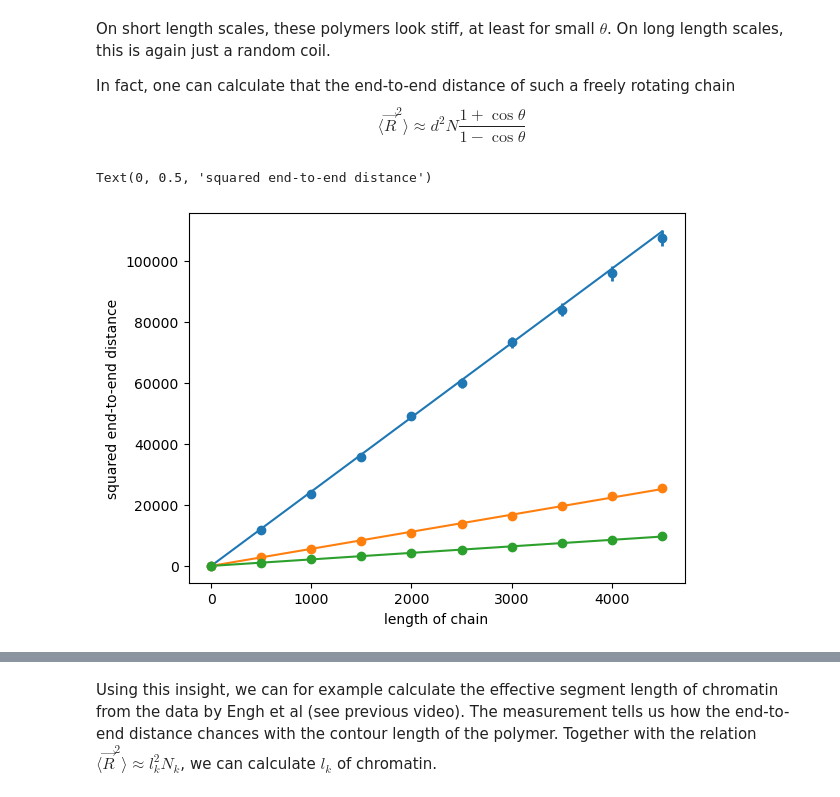
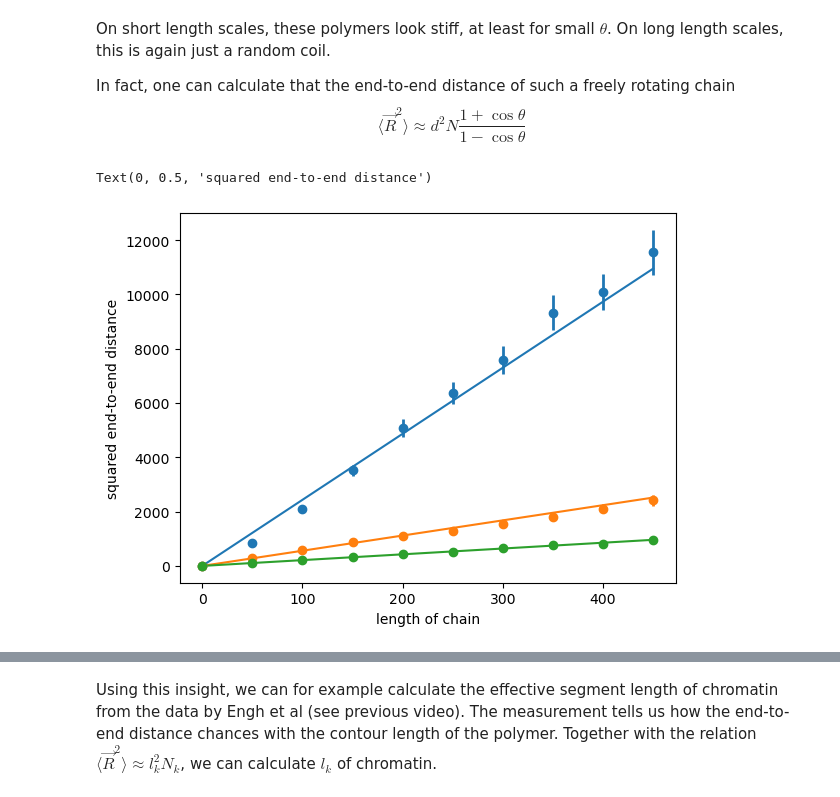
Before and after one commit to neherlab/PoL1-course-materials, a Jupyter notebook: notebooks/lecture07b_StiffPolymers.ipynb, the cells around one changed output, grey strips where cells are left out. Saved outputs shown, nothing was run; the diff lists cells and outputs as text; code cells hidden in the pictures.

```diff
--- a/notebooks/lecture07b_StiffPolymers.ipynb
+++ b/notebooks/lecture07b_StiffPolymers.ipynb
@@ -62,13 +62,13 @@ def freely_rotating_chain(N, d, theta):
 
 
 d = 1
-N = 10000
-theta = 10/180*np.pi
+N = 100000
+theta =30/180*np.pi
 positions = freely_rotating_chain(N,d=1, theta=theta)
 
 # plot the trajectory
 fig = plt.figure()
 ax = fig.add_subplot(111, projection='3d')
-ax.plot(positions[:,0], positions[:,1], positions[:,2])
+ax.plot(positions[:,0], positions[:,1], positions[:,2], '-')
 plt.tight_layout()
 # %% [output]
@@ -81,25 +81,25 @@ $$
 \langle \vec{R}^2 \rangle \approx  d^2 N \frac{1+\cos\theta}{1-\cos \theta}
 $$
 # %%
-n_max=1000
-N = 5000
+n_max=100
+N = 500
 n_vals = range(0,N,N//10)
 
 for ti, theta in enumerate([0.4, 0.8, 1.2]):
     Rsq = []
     for n in range(n_max):
         polymer = freely_rotating_chain(N, d=1, theta=theta)
         Rsq.append([np.sum(polymer[i]**2) for i in n_vals])
 
     Rsq = np.array(Rsq)
     plt.errorbar(n_vals, Rsq.mean(axis=0), np.std(Rsq, axis=0)/np.sqrt(n_max-1), marker='o', lw=0, elinewidth=2, c=f'C{ti}')
     plt.plot(n_vals, np.array(n_vals)*(1+np.cos(theta))/(1-np.cos(theta)), c=f'C{ti}')
 
 plt.xlabel('length of chain')
 plt.ylabel('squared end-to-end distance')
 # %% [output]
 Text(0, 0.5, 'squared end-to-end distance')
-[figure, old version]
+[figure, new version]
 # %% [markdown]
 ### Kuhn length and effective models
 The end-to-end distance of the freely rotating chain behaves similarly to the freely jointed chain, but instead of
```
Also changed, not shown: parts of 1 cell of this notebook, 9 other files.
